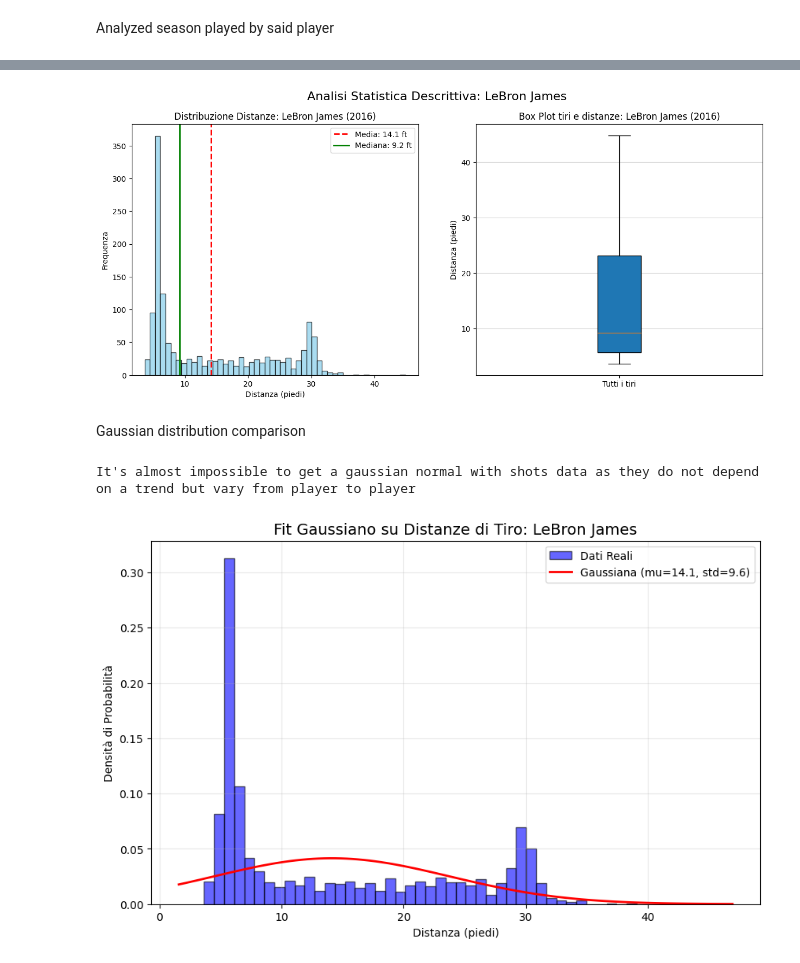
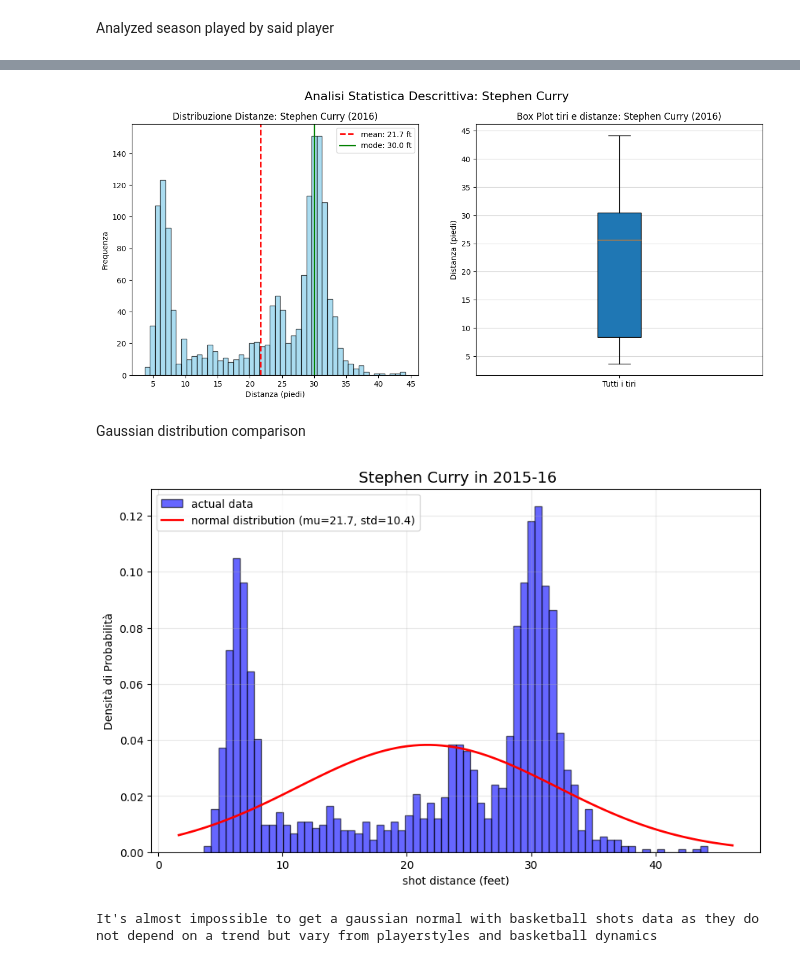
Before and after one commit to alessandromacchi-coder/nbastatsviewer, a Jupyter notebook: statisticsproject.ipynb, the cells around one changed output, grey strips where cells are left out. Saved outputs shown, nothing was run; the diff lists cells and outputs as text; code cells hidden in the pictures.

```diff
--- a/statisticsproject.ipynb
+++ b/statisticsproject.ipynb
@@ -77,7 +77,7 @@ draw_court(ax)
 # %% [markdown]
 Analyzed season played by said player
 # %%
-player = 'LeBron James'
+player = 'Stephen Curry'
 season = 2016
 shotsfiltered=shots[
     (shots['SEASON_1'] == season) &
@@ -113,33 +113,9 @@ distanzefiltered = np.sqrt(shotsfiltered['LOC_X']**2 + shotsfiltered['LOC_Y']**2
 
 distanze=distanzefiltered[distanzefiltered<45] #tiri prima di metà campo
 
-media = np.mean(distanze)
-mediana = np.median(distanze)
-# La moda sui numeri decimali non ha senso, arrotondiamo all'intero più vicino per trovarla
-moda = stats.mode(np.round(distanze), keepdims=True).mode[0]
-
+mean = np.mean(distanze)
+mode = stats.mode(np.round(distanze), keepdims=True).mode[0]
 varianza = np.var(distanze)
 dev_std = np.std(distanze)
-minimo = np.min(distanze)
-massimo = np.max(distanze)
-
-# --- Quartili e Percentili ---
-q1 = np.percentile(distanze, 25) # Il 25% dei tiri è sotto questa distanza
-q3 = np.percentile(distanze, 75) # Il 75% dei tiri è sotto questa distanza
-iqr = q3 - q1 # Range Interquartile (dispersione centrale)
-
-# 3. Stampa del Report Formattato
-print(f"--- REPORT STATISTICO: {player} ({season}) ---")
-print(f"Totale Tiri Analizzati: {len(distanze)}")
-print("-" * 40)
-print("MISURE DI POSIZIONE (Tendenza Centrale):")
-print(f"Media (Mean):      {media:.2f} piedi")
-print(f"Mediana (Median):  {mediana:.2f} piedi")
-print(f"Moda (Mode):       {moda:.0f} piedi (distanza più frequente)")
-print("-" * 40)
-print("MISURE DI DISPERSIONE (Variabilità):")
-print(f"Varianza:            {varianza:.2f}")
-print(f"Deviazione Standard: {dev_std:.2f} piedi")
-print(f"Minimo - Massimo:    da {minimo:.1f} a {massimo:.1f} piedi")
-print(f"Range Interquartile: {iqr:.2f} piedi")
-print("-" * 40)
+min = np.min(distanze)
+max = np.max(distanze)
@@ -161,51 +122,48 @@ Range Interquartile: 17.47 piedi
 # %%
 fig, ax = plt.subplots(1, 2, figsize=(15, 6))
 
 ax[0].hist(distanze, bins=50, color='skyblue', edgecolor='black', alpha=0.7)
 
-ax[0].axvline(media, color='red', linestyle='dashed', linewidth=2, label=f'Media: {media:.1f} ft')
-ax[0].axvline(mediana, color='green', linestyle='solid', linewidth=2, label=f'Mediana: {mediana:.1f} ft')
+ax[0].axvline(mean, color='red', linestyle='dashed', linewidth=2, label=f'mean: {mean:.1f} ft')
+ax[0].axvline(mode, color='green', linestyle='solid', linewidth=2, label=f'mode: {mode:.1f} ft')
 ax[0].set_title(f'Distribuzione Distanze: {player} ({season})')
 ax[0].set_xlabel('Distanza (piedi)')
 ax[0].set_ylabel('Frequenza')
 ax[0].legend()
 
 box = ax[1].boxplot(distanze, vert=True, patch_artist=True, tick_labels=['Tutti i tiri'])
 
 ax[1].set_title(f'Box Plot tiri e distanze: {player} ({season})')
 ax[1].set_ylabel('Distanza (piedi)')
 ax[1].grid(axis='y', alpha=0.5)
 
 plt.suptitle(f"Analisi Statistica Descrittiva: {player}", fontsize=16)
 plt.show()
 # %% [output]
-[figure, old version]
+[figure, new version]
 # %% [markdown]
 Gaussian distribution comparison
 # %%
-mu, std = norm.fit(distanze) # Mu = Media, Std = Deviazione Standard
-
-# 3. Creiamo il grafico
 plt.figure(figsize=(10, 6))
 
-# A. L'Istogramma dei dati reali (Density=True è fondamentale per confrontare con la curva)
-plt.hist(distanze, bins=50, density=True, alpha=0.6, color='blue', edgecolor='black', label="Dati Reali")
+plt.hist(distanze, bins=70, density=True, alpha=0.6, color='blue', edgecolor='black', label="actual data")
 
-# B. La Curva Gaussiana Teorica
-xmin, xmax = plt.xlim() # Prendiamo i limiti dell'asse X
-x = np.linspace(xmin, xmax, 100) # Generiamo 100 punti lungo l'asse X
-p = norm.pdf(x, media, std) # Calcoliamo l'altezza della curva per ogni punto
-plt.plot(x, p, 'r', linewidth=2, label=f'Gaussiana (mu={mu:.1f}, std={std:.1f})')
+xmin, xmax = plt.xlim() #saving axes limits
 
-# C. Personalizzazione
-plt.title(f'Fit Gaussiano su Distanze di Tiro: {player}', fontsize=14)
-plt.xlabel('Distanza (piedi)')
+#bell curve generation
+x = np.linspace(xmin, xmax, 100)
+p = norm.pdf(x, mean, dev_std)
+
+plt.plot(x, p, 'r', linewidth=2, label=f'normal distribution (mu={mean:.1f}, std={dev_std:.1f})')
+
+plt.title(f' {player} in {completeseason}', fontsize=14)
+plt.xlabel('shot distance (feet)')
 plt.ylabel('Densità di Probabilità')
 plt.legend()
 plt.grid(alpha=0.3)
-print("It's almost impossible to get a gaussian normal with shots data as they do not depend on a trend but vary from player to player")
 
 plt.show()
+print("It's almost impossible to get a gaussian normal with basketball shots data as they do not depend on a trend but vary from playerstyles and basketball dynamics" )
 # %% [output]
+[figure, new version]
-It's almost impossible to get a gaussian normal with shots data as they do not depend on a trend but vary from player to player
+It's almost impossible to get a gaussian normal with basketball shots data as they do not depend on a trend but vary from playerstyles and basketball dynamics
-[figure, old version]
```
Also changed, not shown: parts of 9 cells of this notebook.
